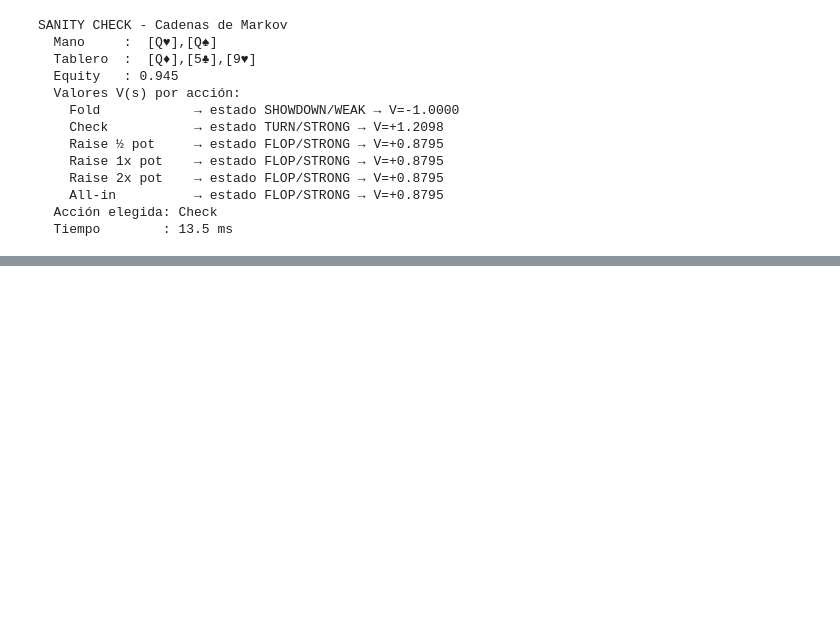
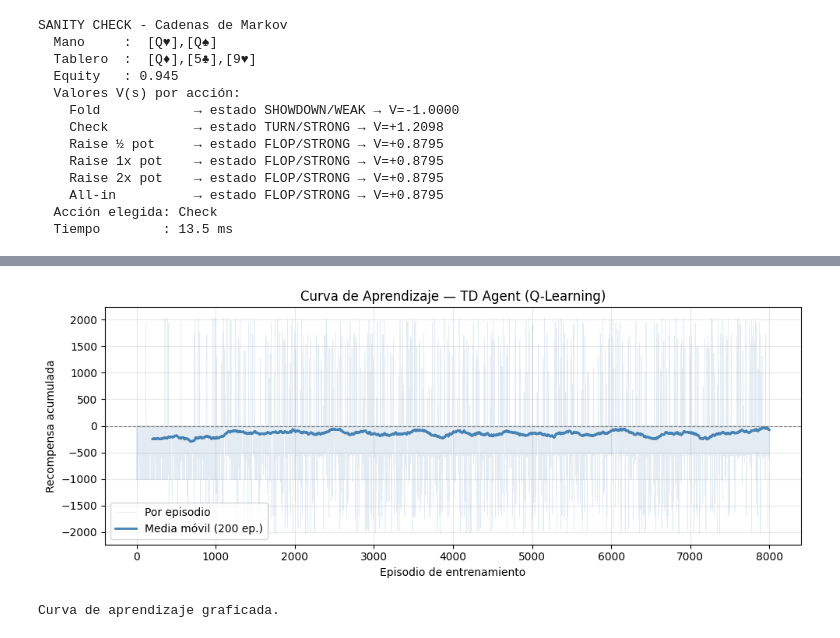
Before and after one commit to Branuvg/AI_PROY_FINAL, a Jupyter notebook: poker_ia_comparativa_final.ipynb, the cells around one changed output, grey strips where cells are left out. Saved outputs shown, nothing was run; the diff lists cells and outputs as text; code cells hidden in the pictures; blank space fills up the shorter version.

Commit message:
TD Learning

```diff
--- a/poker_ia_comparativa_final.ipynb
+++ b/poker_ia_comparativa_final.ipynb
@@ -1537,0 +1792,25 @@ SANITY CHECK - Cadenas de Markov
+# %%
+# 5.4  Curva de aprendizaje
+
+def smooth(values: List[float], window: int = 100) -> np.ndarray:
+    """Media móvil para suavizar la curva."""
+    kernel = np.ones(window) / window
+    return np.convolve(values, kernel, mode='valid')
+
+fig, ax = plt.subplots(figsize=(10, 4))
+ax.plot(td_rewards, alpha=0.15, color='steelblue', linewidth=0.5, label='Por episodio')
+smoothed = smooth(td_rewards, 200)
+ax.plot(range(200 - 1, len(td_rewards)), smoothed,
+        color='steelblue', linewidth=2, label='Media móvil (200 ep.)')
+ax.axhline(0, color='gray', linestyle='--', linewidth=0.8)
+ax.set_xlabel('Episodio de entrenamiento')
+ax.set_ylabel('Recompensa acumulada')
+ax.set_title('Curva de Aprendizaje — TD Agent (Q-Learning)')
+ax.legend()
+ax.grid(alpha=0.3)
+plt.tight_layout()
+plt.show()
+print("Curva de aprendizaje graficada.")
+# %% [output]
+[figure, added]
+Curva de aprendizaje graficada.
```
Also changed, not shown: parts of 4 cells of this notebook.
